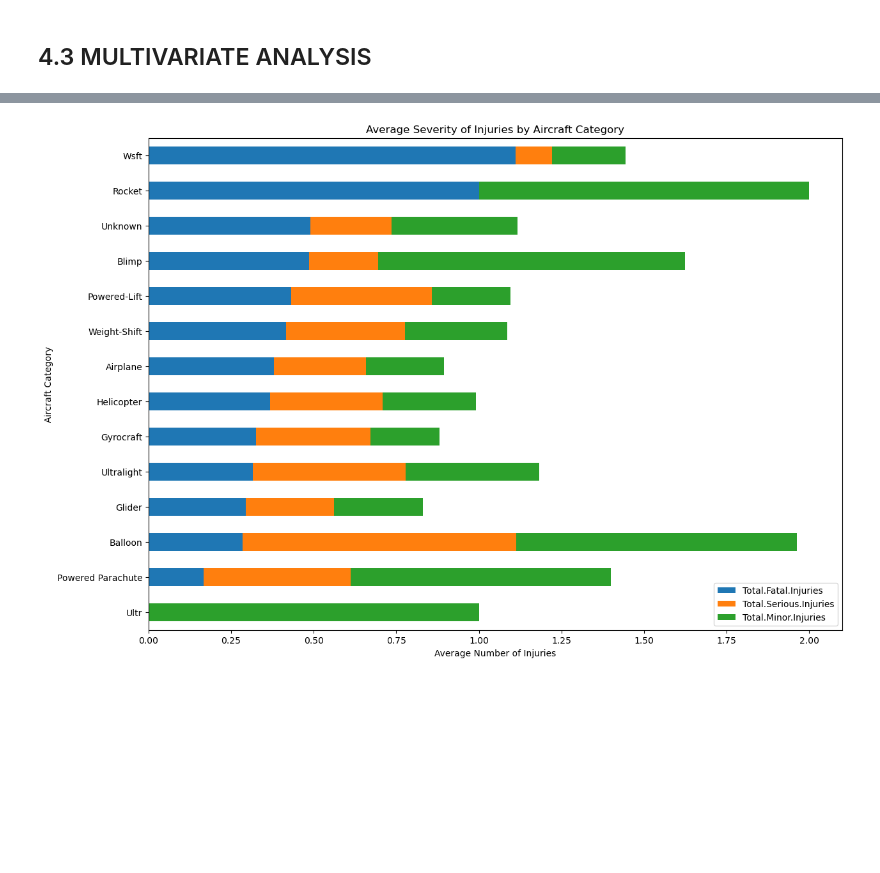
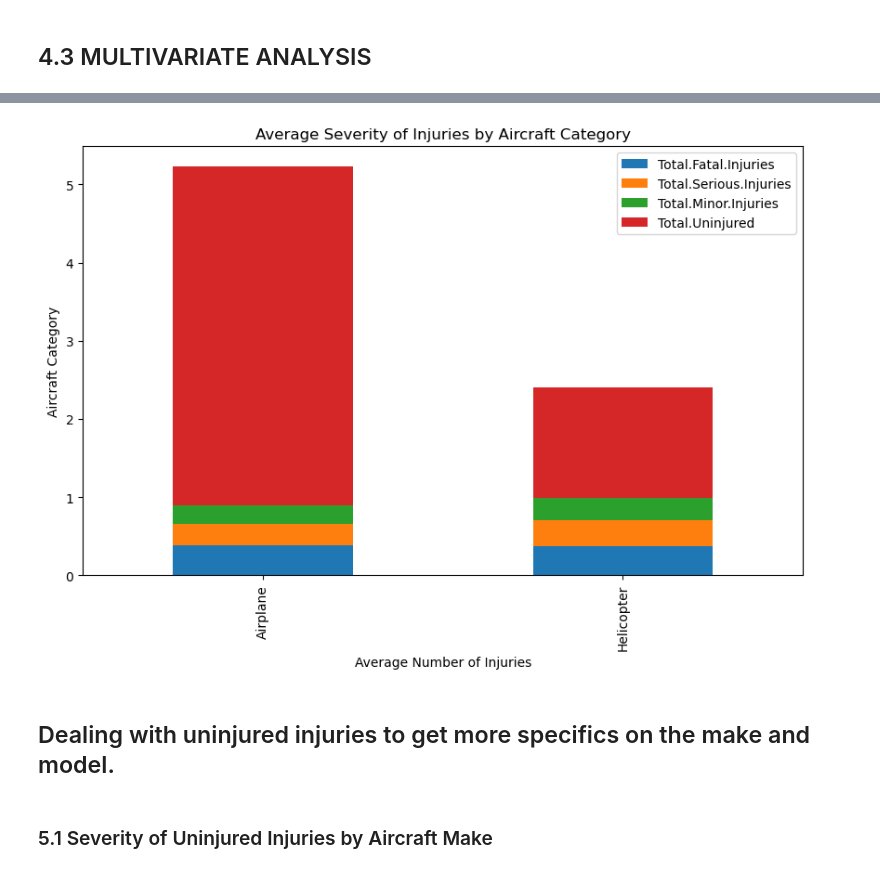
Before and after one commit to BrianGithinji-BMG/First-Project, a Jupyter notebook: project.ipynb, the cells around one changed output, grey strips where cells are left out. Cells and saved outputs as stored; diff of their text form; code cells hidden in the pictures; blank space fills up the shorter version.

```diff
--- a/project.ipynb
+++ b/project.ipynb
@@ -542,3 +593,8 @@ Airplanes seem to be the most type of category in our dataset.
+# %%
+# Load the cleaned dataset
+df_cleaned = pd.read_csv('processed_aviation_data.csv')
+# Filter for airplanes and helicopters
+df_filtered = df_cleaned[df_cleaned['Aircraft.Category'].isin(['Airplane', 'Helicopter'])]
 # %% [markdown]
 ### : Distribution of Makes
 # %%
@@ -844,7 +756,7 @@ plt.show()
 # %%
 # Pivot table for average severity of injuries by aircraft category
-pivot_injuries_category = pd.pivot_table(df_USA, values=injury_columns, index='Aircraft.Category', aggfunc='mean', fill_value=0)
-pivot_injuries_category = pivot_injuries_category.sort_values(by='Total.Fatal.Injuries', ascending=True)
+pivot_injuries_category = pd.pivot_table(df_filtered, values=injury_columns, index='Aircraft.Category', aggfunc='mean', fill_value=0)
+pivot_injuries_category = pivot_injuries_category.sort_values(by='Total.Uninjured', ascending=False)
 pivot_injuries_category
 # %% [output]
 |  | Total.Fatal.Injuries | Total.Minor.Injuries | Total.Serious.Injuries | Total.Uninjured |
@@ -866,10 +766,14 @@ pivot_injuries_category
 # %%
 # Visualization: Average severity of injuries by aircraft category
-fig, ax = plt.subplots(figsize=(14, 10))
-pivot_injuries_category[['Total.Fatal.Injuries', 'Total.Serious.Injuries', 'Total.Minor.Injuries']].plot(kind='barh', stacked=True, ax=ax)
+fig, ax = plt.subplots(figsize=(10, 6))
+pivot_injuries_category[['Total.Fatal.Injuries', 'Total.Serious.Injuries', 'Total.Minor.Injuries','Total.Uninjured']].plot(kind='bar', stacked=True, ax=ax)
 ax.set_title('Average Severity of Injuries by Aircraft Category')
 ax.set_xlabel('Average Number of Injuries')
 ax.set_ylabel('Aircraft Category')
 plt.show()
 # %% [output]
-[figure, old version]
+[figure, new version]
+# %% [markdown]
+##  Dealing with uninjured injuries to get more specifics on the make and model.
+# %% [markdown]
+### 5.1 Severity of Uninjured Injuries by Aircraft Make
```
Also changed, not shown: parts of 55 cells of this notebook.
